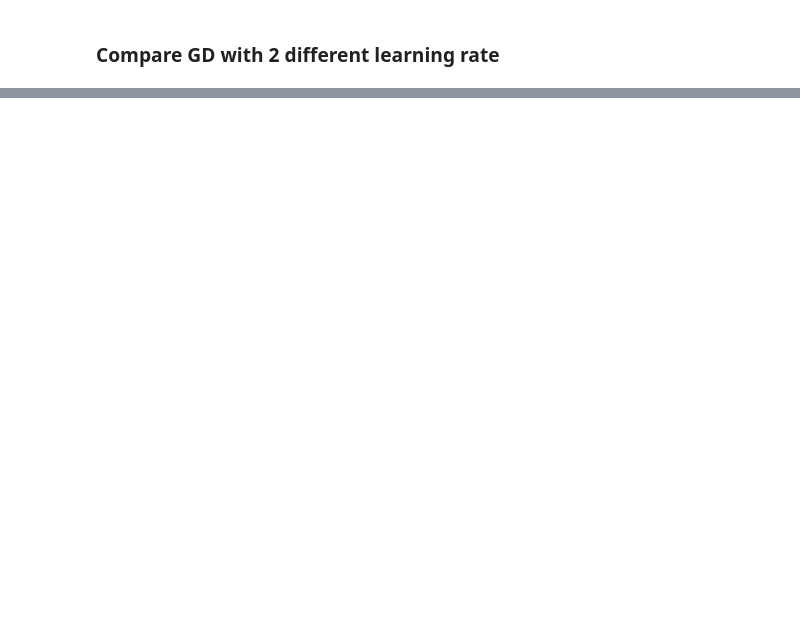
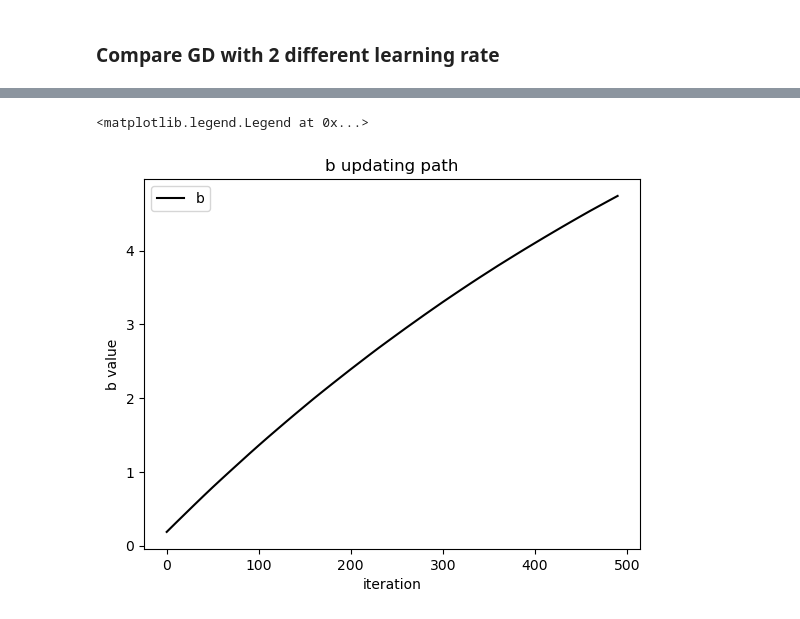
Before and after one commit to karamih/Gradient_Descent, a Jupyter notebook: Gradient Descent .ipynb, the cells around one changed output, grey strips where cells are left out. Saved outputs shown, nothing was run; the diff lists cells and outputs as text; code cells hidden in the pictures; blank space fills up the shorter version.

Commit message:
add Batch GD and Online GD

```diff
--- a/Gradient Descent .ipynb
+++ b/Gradient Descent .ipynb
@@ -225,0 +231,28 @@ Text(0.5, 0, 'Cost value')
+# %%
+def run_batch_gradient_descent(X, Y, alpha, num_iterations, batch_size=50):
+    b, theta = initialize()
+    iter_num = 0
+    gd_iterations_df = pd.DataFrame(columns=['iteration', 'b', 'theta', 'cost'])
+    result_idx = 0
+
+    for each_iter in range(num_iterations):
+        batch_indices = np.random.choice(len(X), size=batch_size, replace=False)
+        X_batch = X[batch_indices]
+        Y_batch = Y[batch_indices]
+
+        y_pred = predict(b, theta, X_batch)
+        this_cost = mse_cost(Y_batch, y_pred)
+
+        prev_b = b
+        prev_theta = theta
+        b, theta = update_theta(X_batch, Y_batch, y_pred, prev_b, prev_theta, alpha)
+
+        if iter_num % 10 == 0:
+            gd_iterations_df.loc[result_idx] = [iter_num, b, theta[0], this_cost]
+            result_idx += 1
+
+        iter_num += 1
+
+    return gd_iterations_df, b, theta
+
+gd_b_iterations_df , b_batch, theta_batch = run_batch_gradient_descent(X_train, y_train, alpha=0.01, num_iterations=500)
@@ -225,0 +273,9 @@ Text(0.5, 0, 'Cost value')
+# %%
+plt.plot(gd_b_iterations_df['iteration'], gd_b_iterations_df['b'], c='black', label='b')
+plt.xlabel('iteration')
+plt.ylabel('b value')
+plt.title('b updating path')
+plt.legend()
+# %% [output]
+<matplotlib.legend.Legend at 0x...>
+[figure, added]
```
Also changed, not shown: parts of 26 cells of this notebook.
